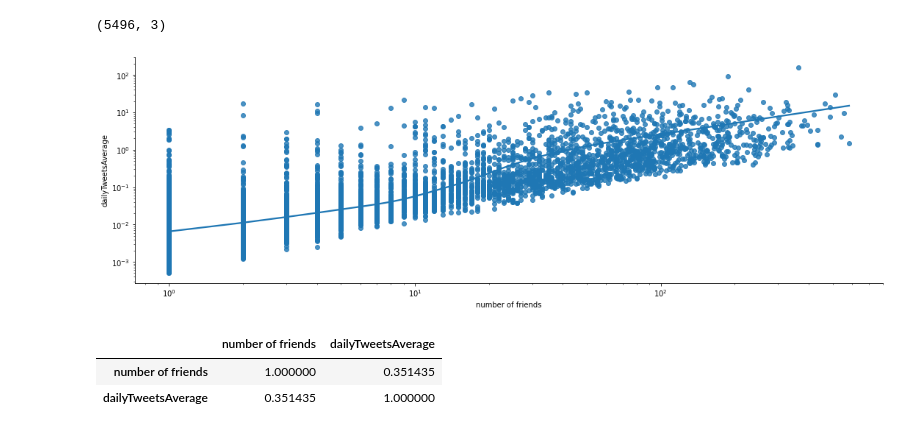
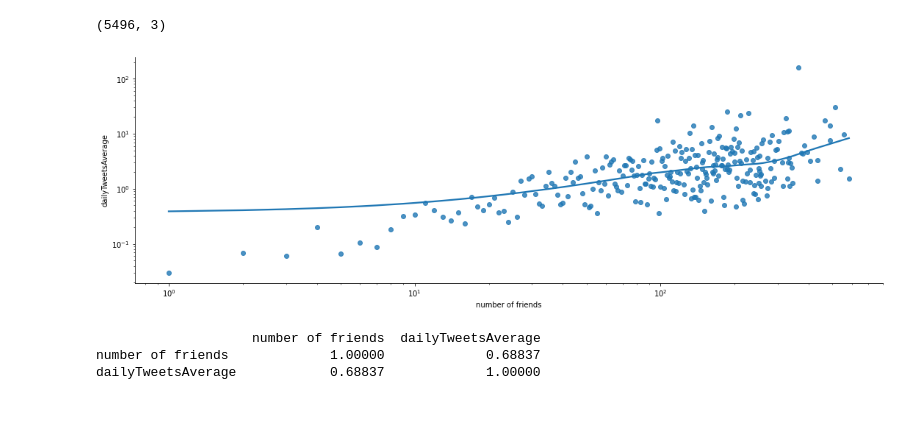
Before and after one commit to epfl-ada/ada-2020-project-milestone-p3-p3_datart, a Jupyter notebook: P4 - processing.ipynb, the cells around one changed output. Saved outputs shown, nothing was run; the diff lists cells and outputs as text; code cells hidden in the pictures.

```diff
--- a/P4 - processing.ipynb
+++ b/P4 - processing.ipynb
@@ -180,3 +162,5 @@ user_id_and_mentioned_id=pd.concat([egoTimeline_pd_all.user_id,mentioned_id],axi
+# %%
+user_id_and_mentioned_id=pd.read_csv('user_id_and_mentioned_id.csv')
 # %%
 #drop cases when user mentione himself
 user_id_and_mentioned_id=user_id_and_mentioned_id[user_id_and_mentioned_id.user_id!=user_id_and_mentioned_id.entities]
@@ -259,20 +239,22 @@ a.shape
 (5496, 3)
 # %%
 a=a.rename({'mentioned_id':'number of friends'},axis=1)
+# %%
+b=a.groupby('number of friends').dailyTweetsAverage.mean().reset_index()
 # %%
 #plot
 
-splot = sns.lmplot(x="number of friends", y="dailyTweetsAverage", data=a,
+splot = sns.lmplot(x="number of friends", y="dailyTweetsAverage", data=b,
            lowess=True,
            aspect=3)
 
 splot.set(xscale = "log")
 splot.set(yscale = "log")
 # control x and y limits
 """plt.ylim(0.0001, 200)
 plt.xlim(1, 100000)"""
 
 
 plt.show()
 # %% [output]
-[figure, old version]
+[figure, new version]
@@ -279,6 +263,6 @@ plt.show()
 # %%
-a[['number of friends','dailyTweetsAverage']].corr( method= 'pearson')
+print(c.corr( method= 'pearson'))
 # %% [output]
-|  | number of friends | dailyTweetsAverage |
-| number of friends | 1.000000 | 0.351435 |
-| dailyTweetsAverage | 0.351435 | 1.000000 |
+                    number of friends  dailyTweetsAverage
+number of friends             1.00000             0.68837
+dailyTweetsAverage            0.68837             1.00000
```
Also changed, not shown: parts of 13 cells of this notebook.
